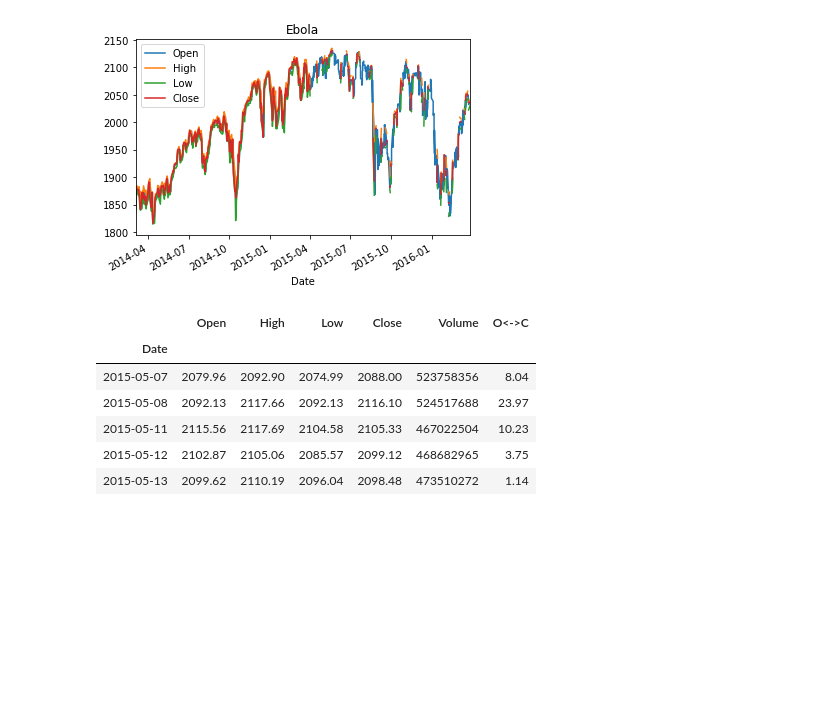
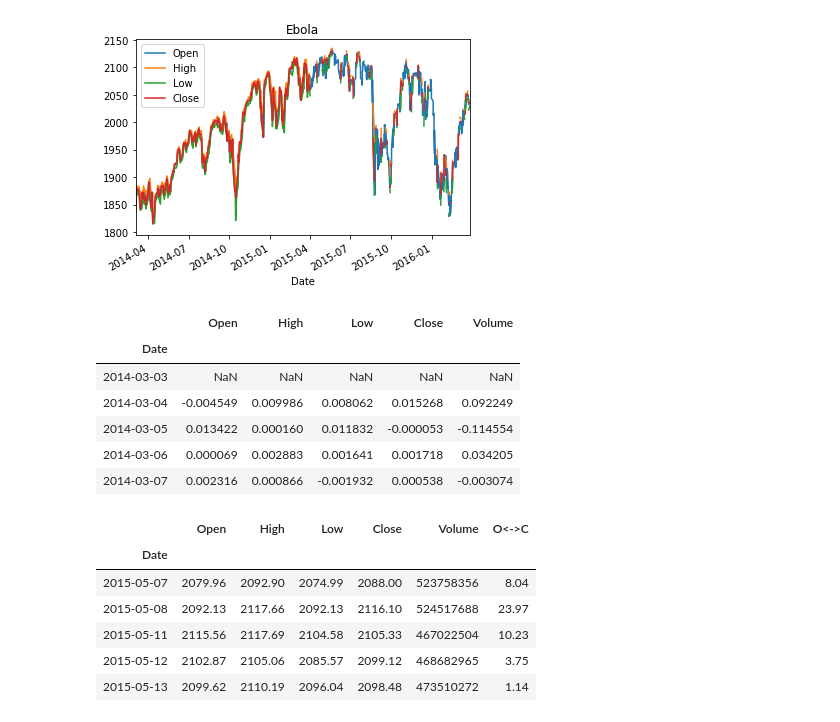
Before and after one commit to sunwukong76/GroupProject1, a Jupyter notebook: Code/Andres_Mejia/Volatility_SPY_AM.ipynb, the cells around one changed output. Cells and saved outputs as stored; diff of their text form; code cells hidden in the pictures; blank space fills up the shorter version.

```diff
--- a/Code/Andres_Mejia/Volatility_SPY_AM.ipynb
+++ b/Code/Andres_Mejia/Volatility_SPY_AM.ipynb
@@ -7,7 +7,7 @@ from pathlib import Path
 # %%
 # Reading CandleSticks & Volume Dtata
 
-candlestick_csv = Path("SPY_Ebola_AM.csv")
+candlestick_csv = Path("Resources/Data/SPY_Ebola_AM.csv")
 candlestick_data = pd.read_csv(candlestick_csv, index_col='Date', parse_dates=True, infer_datetime_format=True)
 candlestick_data.head(5)
 # %% [output]
@@ -23,5 +23,15 @@ candlestick_data[['Open', 'High', 'Low', 'Close']].plot(title = 'Ebola')
 # %% [output]
 <matplotlib.axes._subplots.AxesSubplot at 0x...>
 [figure]
+# %%
+candlestick_data.pct_change().head()
+# %% [output]
+|  | Open | High | Low | Close | Volume |
+| Date |  |  |  |  |  |
+| 2014-03-03 | NaN | NaN | NaN | NaN | NaN |
+| 2014-03-04 | -0.004549 | 0.009986 | 0.008062 | 0.015268 | 0.092249 |
+| 2014-03-05 | 0.013422 | 0.000160 | 0.011832 | -0.000053 | -0.114554 |
+| 2014-03-06 | 0.000069 | 0.002883 | 0.001641 | 0.001718 | 0.034205 |
+| 2014-03-07 | 0.002316 | 0.000866 | -0.001932 | 0.000538 | -0.003074 |
 # %%
 candlestick_data["O<->C"]=candlestick_data[['Open', 'Close']].max(axis=1)-candlestick_data[['Open', 'Close']].min(axis=1)
```
Also changed, not shown: parts of 1 cell of this notebook, 23 other files.
